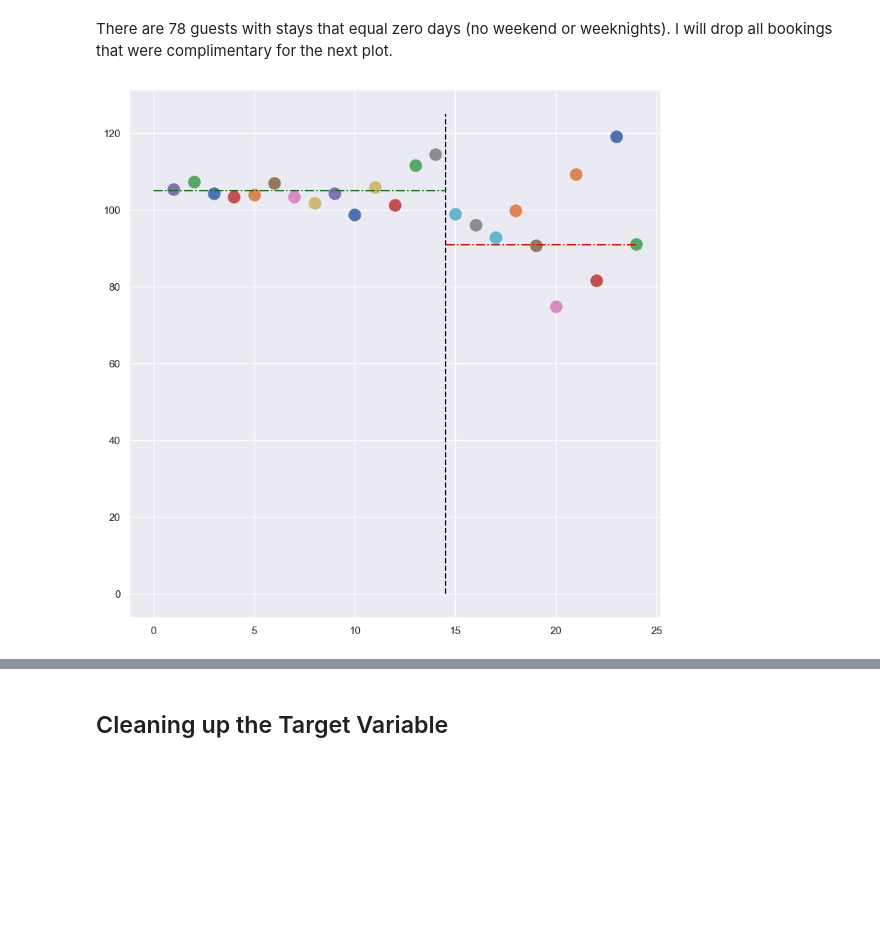
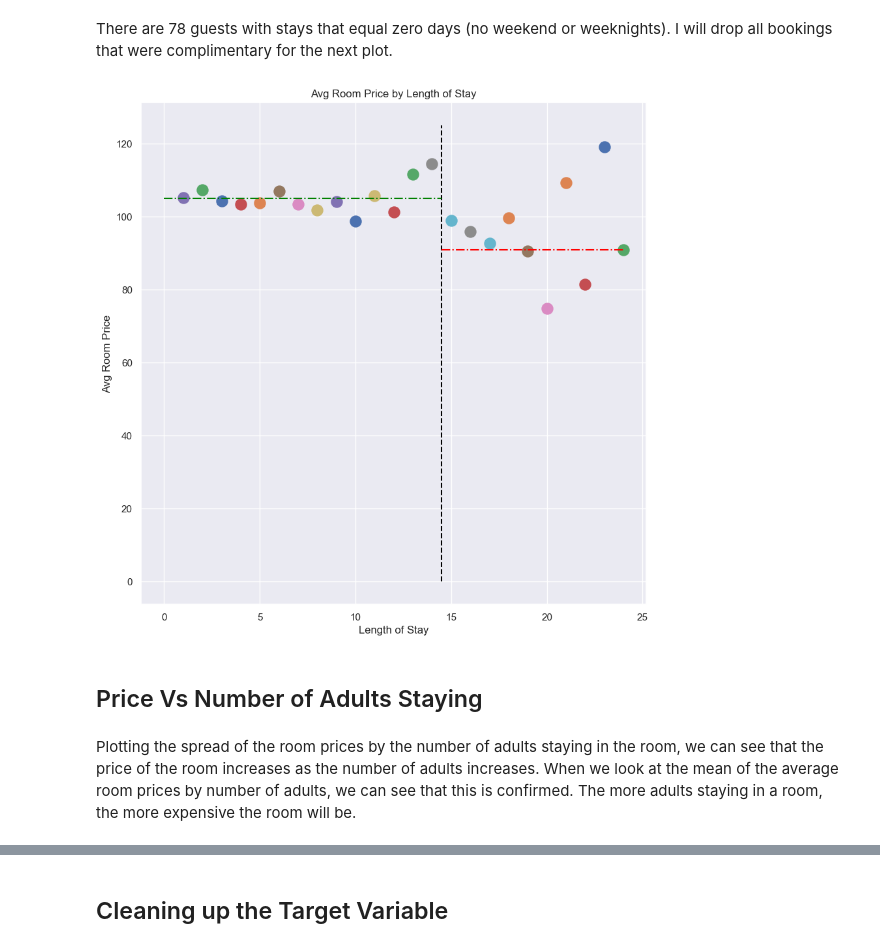
Before and after one commit to mduncan23/Hotel_Cancellation_Predictor, a Jupyter notebook: Hotel_Cancellation_Notebook-Keras.ipynb, the cells around one changed output, grey strips where cells are left out. Cells and saved outputs as stored; diff of their text form; code cells hidden in the pictures; blank space fills up the shorter version.

```diff
--- a/Hotel_Cancellation_Notebook-Keras.ipynb
+++ b/Hotel_Cancellation_Notebook-Keras.ipynb
@@ -708,31 +692,39 @@ There are 78 guests with stays that equal zero days (no weekend or weeknights).
 # %%
 fig, ax = plt. subplots(figsize=(10,10))
 
 # plotting the mean average room price for each stay length
 for stay in no_free_df['total_stay'].unique():
     y= np.average(no_free_df[no_free_df['total_stay'] == stay]['avg_price_per_room'])
     x = stay
     ax.scatter(y= y, x=x, s=150)
 
 # setting up 2-week cutoff visual
 ax.vlines(14.5, 0, 125,
           colors='black',
           linestyles='dashed')
 
 # setting up 2-week average
 ax.hlines(np.average(no_free_df[
     no_free_df['total_stay'] < 15]['avg_price_per_room']),
           xmin= 0,
           xmax= 14.5,
           linestyles='-.',
           colors='green')
 
-
+# > 2-week avg
 ax.hlines(np.average(no_free_df[
     no_free_df['total_stay'] > 15]['avg_price_per_room']),
           xmin= 14.5,
           xmax= 24,
           linestyles='-.',
-          colors='red');
+          colors='red')
+
+ax.set_xlabel('Length of Stay')
+ax.set_ylabel('Avg Room Price')
+ax.set_title('Avg Room Price by Length of Stay');
 # %% [output]
-[figure, old version]
+[figure, new version]
+# %% [markdown]
+## Price Vs Number of Adults Staying
+# %% [markdown]
+Plotting the spread of the room prices by the number of adults staying in the room, we can see that the price of the room increases as the number of adults increases. When we look at the mean of the average room prices by number of adults, we can see that this is confirmed. The more adults staying in a room, the more expensive the room will be.
```
Also changed, not shown: parts of 24 cells of this notebook.
